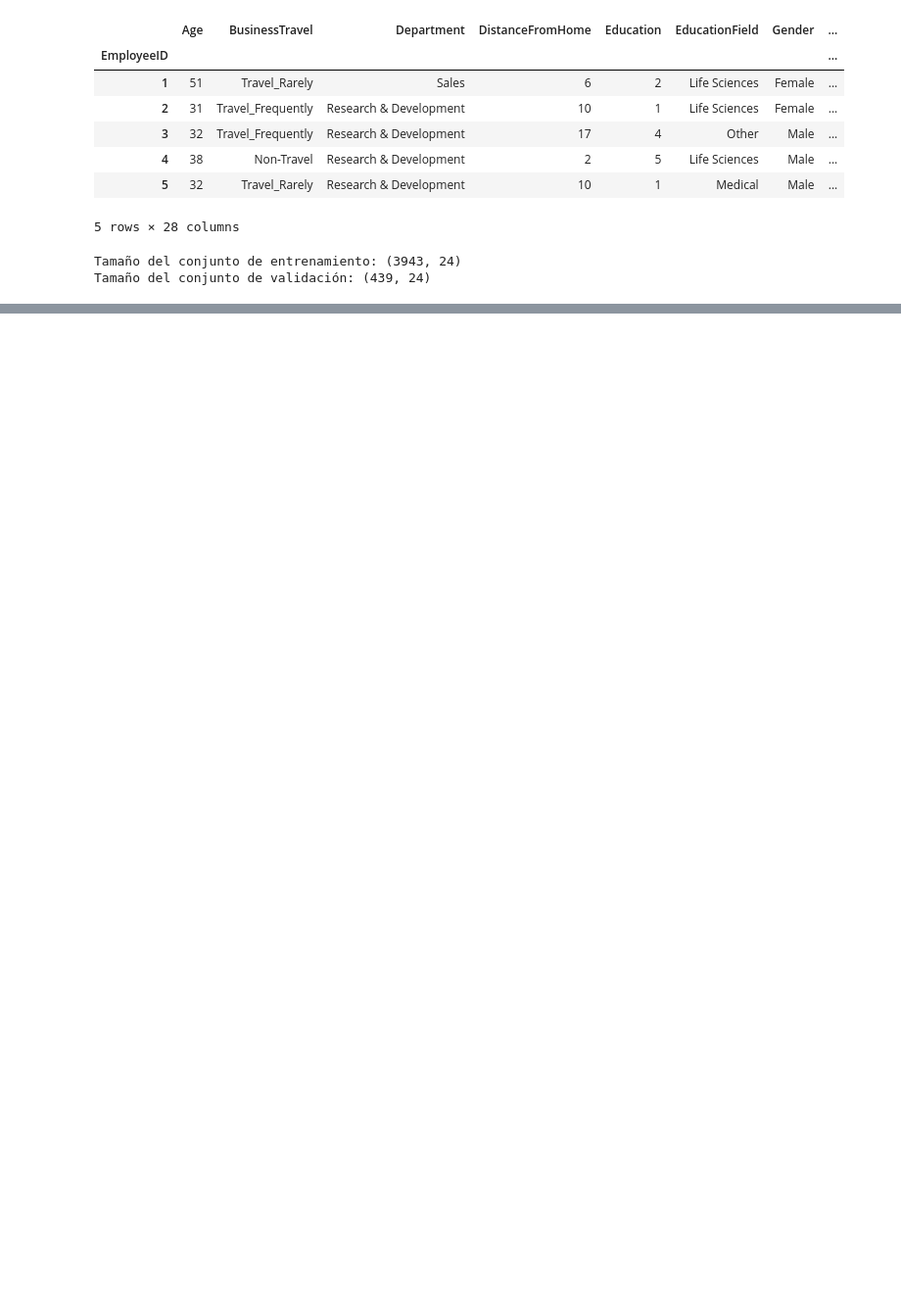
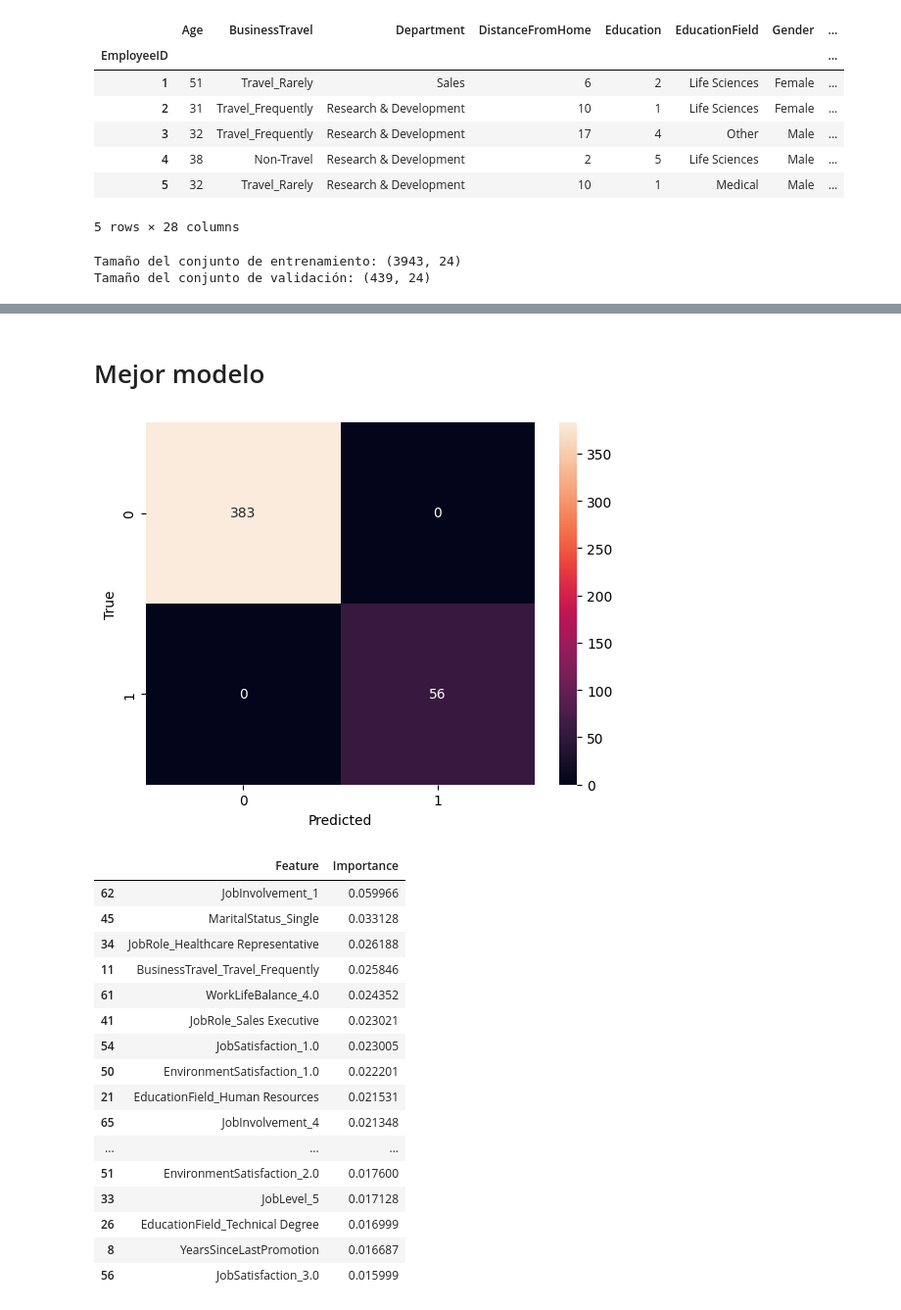
Before and after one commit to diegosaaval/human-resources, a Jupyter notebook: 3_models.ipynb, the cells around one changed output, grey strips where cells are left out. Shown at 98% size. Drawn from its saved outputs; the diff is of its cells as text; code cells hidden in the pictures; blank space fills up the shorter version.

Commit message:
se agrega el apartado de mejor modelo

```diff
--- a/3_models.ipynb
+++ b/3_models.ipynb
@@ -254,0 +119,46 @@ F1 score: 0.9739130434782608
+# %% [markdown]
+# Mejor modelo
+# %%
+# Seleccionar el modelo con el mejor F1 en validación cruzada
+best_model = XGBClassifier()
+best_model.fit(X_train, y_train)
+
+# Matriz de confusión y visualización con True y Predicted
+from sklearn.metrics import confusion_matrix
+import seaborn as sns
+import matplotlib.pyplot as plt
+
+y_pred = best_model.predict(X_test)
+cm = confusion_matrix(y_test, y_pred)
+sns.heatmap(cm, annot=True, fmt="d")
+plt.xlabel("Predicted")
+plt.ylabel("True")
+plt.show()
+
+# Tabla de características más importantes
+importances = pd.DataFrame(
+    {
+        "Feature": X_train.columns,
+        "Importance": best_model.feature_importances_,
+    }
+)
+importances.sort_values(by="Importance", ascending=False).head(25)
+# %% [output]
+[figure, added]
+|  | Feature | Importance |
+| 62 | JobInvolvement_1 | 0.059966 |
+| 45 | MaritalStatus_Single | 0.033128 |
+| 34 | JobRole_Healthcare Representative | 0.026188 |
+| 11 | BusinessTravel_Travel_Frequently | 0.025846 |
+| 61 | WorkLifeBalance_4.0 | 0.024352 |
+| 41 | JobRole_Sales Executive | 0.023021 |
+| 54 | JobSatisfaction_1.0 | 0.023005 |
+| 50 | EnvironmentSatisfaction_1.0 | 0.022201 |
+| 21 | EducationField_Human Resources | 0.021531 |
+| 65 | JobInvolvement_4 | 0.021348 |
+| ... | ... | ... |
+| 51 | EnvironmentSatisfaction_2.0 | 0.017600 |
+| 33 | JobLevel_5 | 0.017128 |
+| 26 | EducationField_Technical Degree | 0.016999 |
+| 8 | YearsSinceLastPromotion | 0.016687 |
+| 56 | JobSatisfaction_3.0 | 0.015999 |
```
Also changed, not shown: parts of 6 cells of this notebook.
